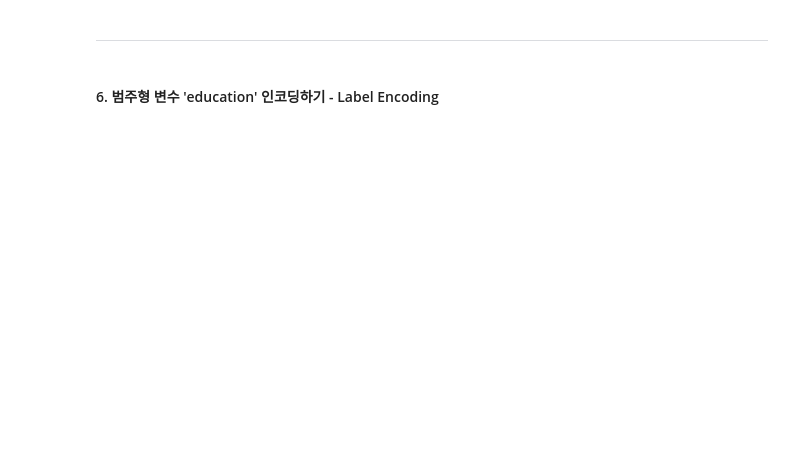
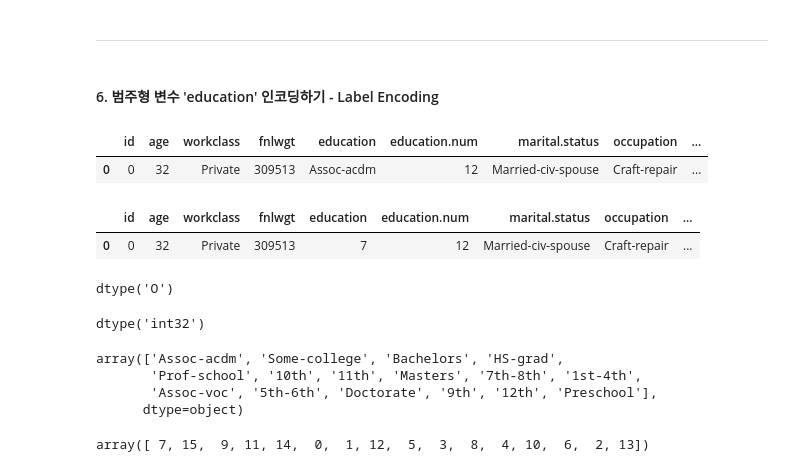
Before and after one commit to dongkieric98/Data_Science_Study, a Jupyter notebook: 04. Category Encoding/01. LabelEncoding.ipynb, the cells around one changed output. Cells and saved outputs as stored; diff of their text form; code cells hidden in the pictures; blank space fills up the shorter version.

```diff
--- a/04. Category Encoding/01. LabelEncoding.ipynb
+++ b/04. Category Encoding/01. LabelEncoding.ipynb
@@ -87,0 +84,35 @@ train_ex1 = train.copy()
+# %%
+from sklearn.preprocessing import LabelEncoder
+
+# train 데이터 복사
+train_ex1 = train.copy()
+
+# LabelEncoder 호출
+encoder = LabelEncoder()
+
+# 'education' 인코딩하기
+train_ex1['education'] = encoder.fit_transform(train_ex1['education'])
+
+# 'education' 값 변화 확인
+display(train.head(1))
+display(train_ex1.head(1))
+
+# 'education' 데이터 타입 변화 확인
+display(train['education'].dtypes)
+display(train_ex1['education'].dtypes)
+
+# 'education' 고유값 변화 확인
+display(train['education'].unique())
+display(train_ex1['education'].unique())
+# %% [output]
+|  | id | age | workclass | fnlwgt | education | education.num | marital.status | occupation | ... |
+| 0 | 0 | 32 | Private | 309513 | Assoc-acdm | 12 | Married-civ-spouse | Craft-repair | ... |
+|  | id | age | workclass | fnlwgt | education | education.num | marital.status | occupation | ... |
+| 0 | 0 | 32 | Private | 309513 | 7 | 12 | Married-civ-spouse | Craft-repair | ... |
+dtype('O')
+dtype('int32')
+array(['Assoc-acdm', 'Some-college', 'Bachelors', 'HS-grad',
+       'Prof-school', '10th', '11th', 'Masters', '7th-8th', '1st-4th',
+       'Assoc-voc', '5th-6th', 'Doctorate', '9th', '12th', 'Preschool'],
+      dtype=object)
+array([ 7, 15,  9, 11, 14,  0,  1, 12,  5,  3,  8,  4, 10,  6,  2, 13])
```
Also changed, not shown: parts of 11 cells of this notebook.
